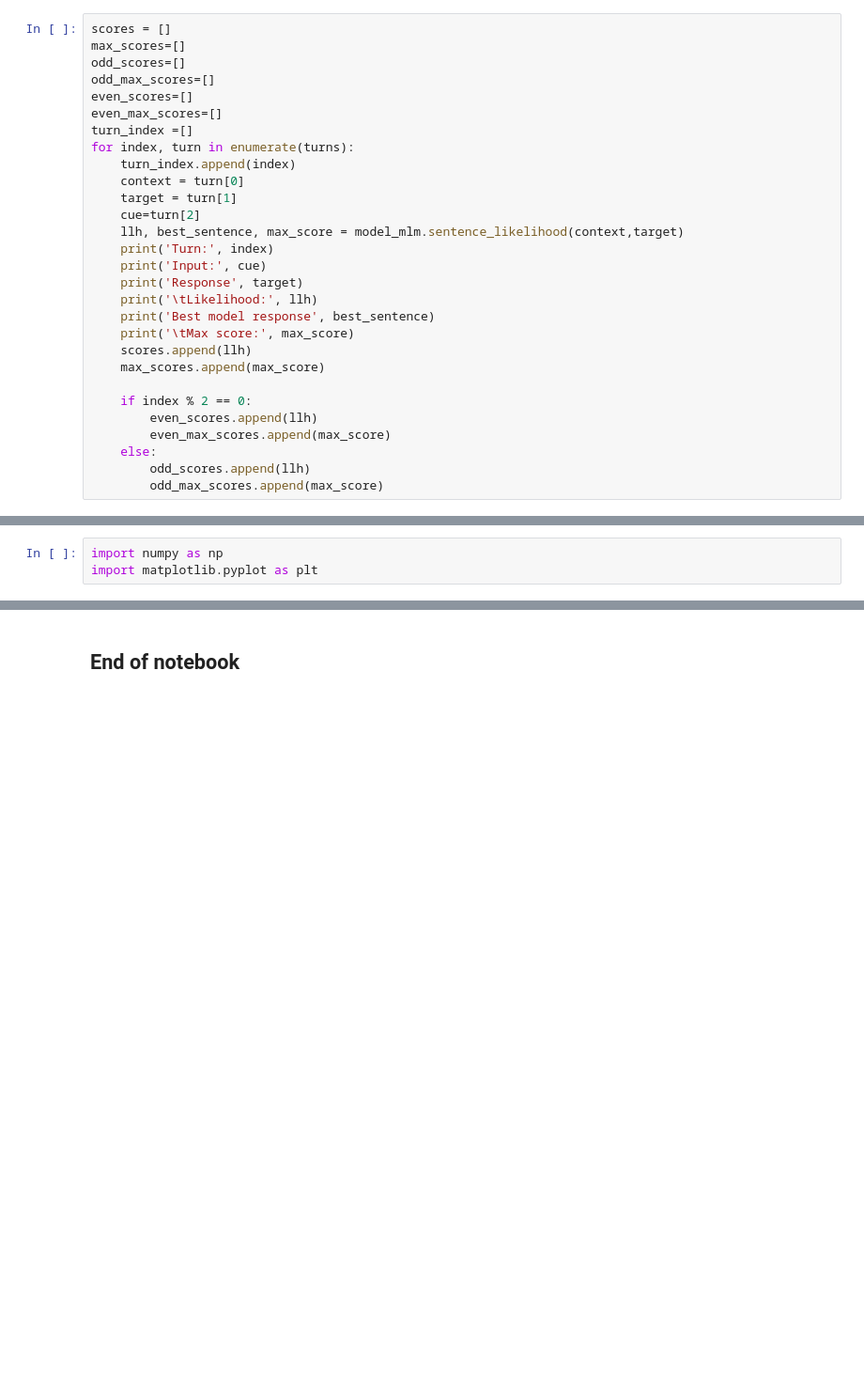
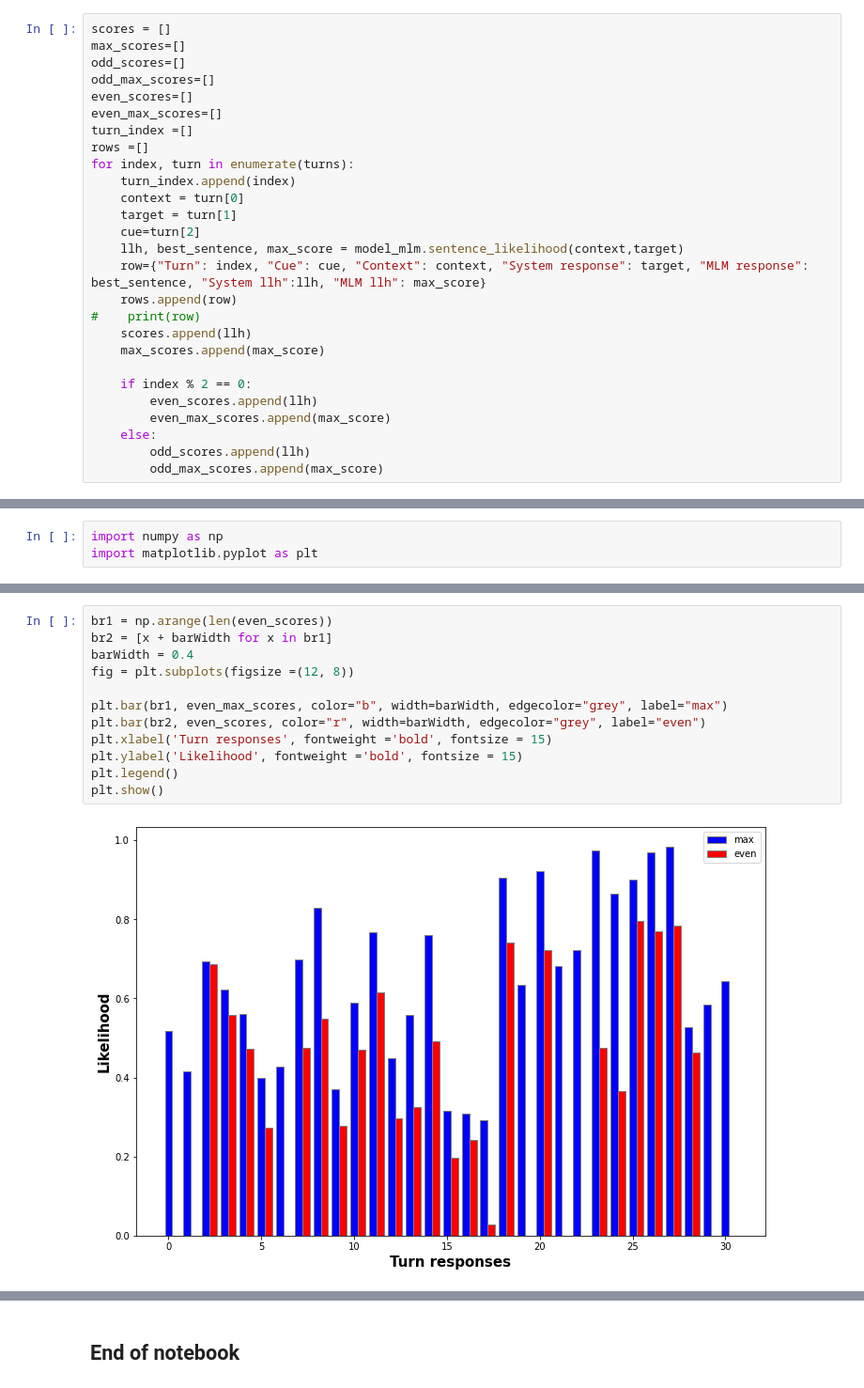
Before and after one commit to leolani/cltl-chatbots, a Jupyter notebook: src/notebooks/using_usr_dialogue_evaluation.ipynb, the cells around one changed output, grey strips where cells are left out. Shown at 94% size. Saved outputs shown, nothing was run; the diff lists cells and outputs as text; blank space fills up the shorter version.

```diff
--- a/src/notebooks/using_usr_dialogue_evaluation.ipynb
+++ b/src/notebooks/using_usr_dialogue_evaluation.ipynb
@@ -63,18 +74,16 @@ odd_max_scores=[]
 even_scores=[]
 even_max_scores=[]
 turn_index =[]
+rows =[]
 for index, turn in enumerate(turns):
     turn_index.append(index)
     context = turn[0]
     target = turn[1]
     cue=turn[2]
     llh, best_sentence, max_score = model_mlm.sentence_likelihood(context,target)
-    print('Turn:', index)
-    print('Input:', cue)
-    print('Response', target)
-    print('\tLikelihood:', llh)
-    print('Best model response', best_sentence)
-    print('\tMax score:', max_score)
+    row={"Turn": index, "Cue": cue, "Context": context, "System response": target, "MLM response": best_sentence, "System llh":llh, "MLM llh": max_score}
+    rows.append(row)
+#    print(row)
     scores.append(llh)
     max_scores.append(max_score)
 
@@ -180,0 +133,14 @@ plt.legend()
+# %%
+br1 = np.arange(len(even_scores))
+br2 = [x + barWidth for x in br1]
+barWidth = 0.4
+fig = plt.subplots(figsize =(12, 8))
+
+plt.bar(br1, even_max_scores, color="b", width=barWidth, edgecolor="grey", label="max")
+plt.bar(br2, even_scores, color="r", width=barWidth, edgecolor="grey", label="even")
+plt.xlabel('Turn responses', fontweight ='bold', fontsize = 15)
+plt.ylabel('Likelihood', fontweight ='bold', fontsize = 15)
+plt.legend()
+plt.show()
+# %% [output]
+[figure, added]
```
Also changed, not shown: parts of 24 cells of this notebook.
